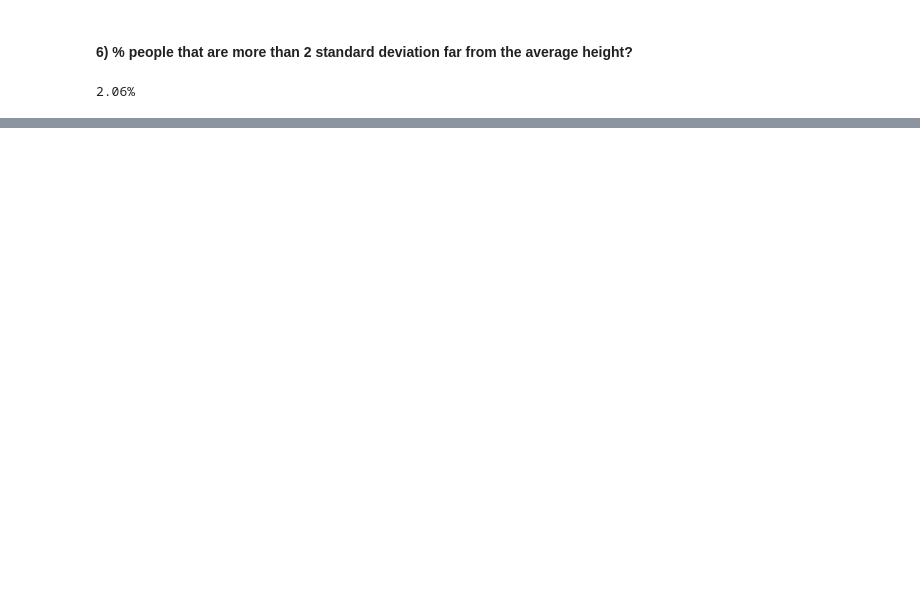
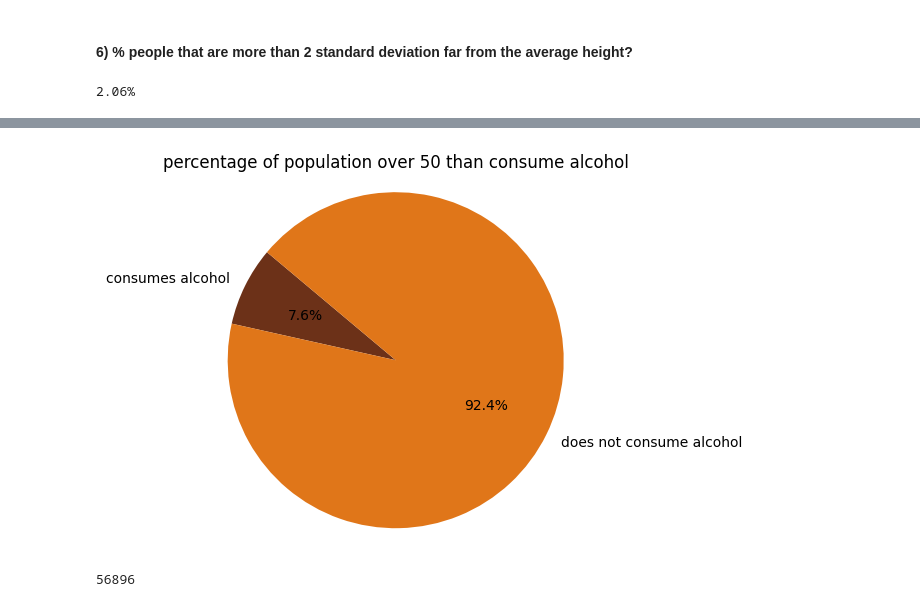
Before and after one commit to Echooed/cardio_cov, a Jupyter notebook: notebooks/cardio_cov_data_cleaning_new.ipynb, the cells around one changed output, grey strips where cells are left out. Cells and saved outputs as stored; diff of their text form; code cells hidden in the pictures; blank space fills up the shorter version.

Commit message:
question 7 chart

```diff
--- a/notebooks/cardio_cov_data_cleaning_new.ipynb
+++ b/notebooks/cardio_cov_data_cleaning_new.ipynb
@@ -846,0 +849,8 @@ print(f'{perc_number_population_over_std_2_avg * 100:.2f}%')
+# %%
+total_age_over_50 = len(merged_cardio[merged_cardio.age > 50])
+
+total_taking_alcohol = len(merged_cardio[merged_cardio.alco == 1])
+
+perc_over_50_taking_alco = (total_taking_alcohol/total_age_over_50) * 100
+
+print(perc_over_50_taking_alco)
@@ -846,0 +867,16 @@ print(f'{perc_number_population_over_std_2_avg * 100:.2f}%')
+# %%
+## a pie chart to show relationship
+
+plt.title('percentage of population over 50 than consume alcohol')
+labels = ['consumes alcohol', 'does not consume alcohol']
+sizes = [total_taking_alcohol, total_age_over_50]
+colors = ['#6C3118', '#E07619']
+plt.pie(sizes, labels=labels, colors=colors, autopct='%1.1f%%', startangle=140)
+plt.axis('equal')
+plt.show()
+# %% [output]
+[figure, added]
+# %%
+print(len(merged_cardio))
+# %% [output]
+56896
```
Also changed, not shown: parts of 10 cells of this notebook, 1 other file.
